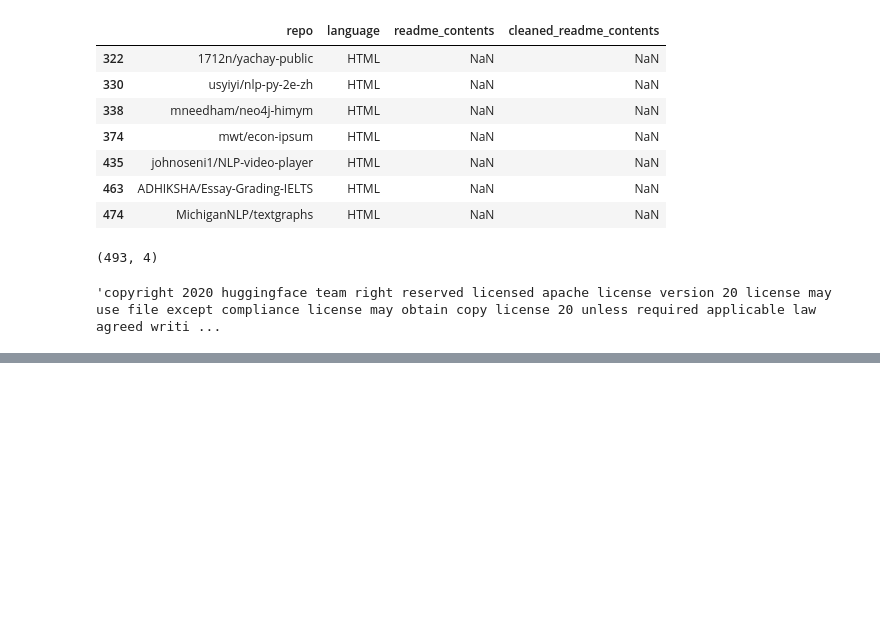
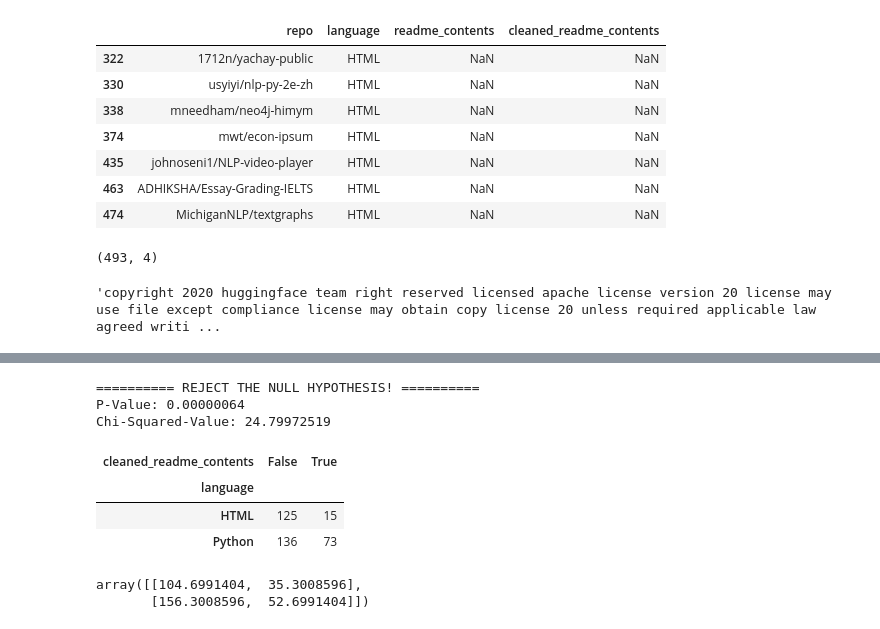
Before and after one commit to NLP-Casey-Harris-Wood-Project/nlp-project, a Jupyter notebook: explore_adam.ipynb, the cells around one changed output, grey strips where cells are left out. Drawn from its saved outputs; the diff is of its cells as text; code cells hidden in the pictures; blank space fills up the shorter version.

```diff
--- a/explore_adam.ipynb
+++ b/explore_adam.ipynb
@@ -140,0 +126,29 @@ visual3(train)
+# %%
+alpha = 0.05
+observed = pd.crosstab(train.language,
+                       train.cleaned_readme_contents.str.contains('srchttps_link'))
+chi2, p, _, hypothetical = stats.chi2_contingency(observed)
+
+if p < alpha:
+    print('\033[32m========== REJECT THE NULL HYPOTHESIS! ==========\033[0m')
+    print(f'\033[35mP-Value:\033[0m {p:.8f}')
+    print(f'\033[35mChi-Squared-Value:\033[0m {chi2:.8f}')
+else:
+    print('\033[31m========== ACCEPT THE NULL HYPOTHESIS! ==========\033[0m')
+    print(f'\033[35mP-Value:\033[0m {p:.8f}')
+# %% [output]
+========== REJECT THE NULL HYPOTHESIS! ==========
+P-Value: 0.00000064
+Chi-Squared-Value: 24.79972519
+# %%
+pd.crosstab(train.language,train.cleaned_readme_contents.str.contains('srchttps_link'))
+# %% [output]
+| cleaned_readme_contents | False | True |
+| language |  |  |
+| HTML | 125 | 15 |
+| Python | 136 | 73 |
+# %%
+hypothetical
+# %% [output]
+array([[104.6991404,  35.3008596],
+       [156.3008596,  52.6991404]])
```
Also changed, not shown: parts of 22 cells of this notebook, 2 other files.
